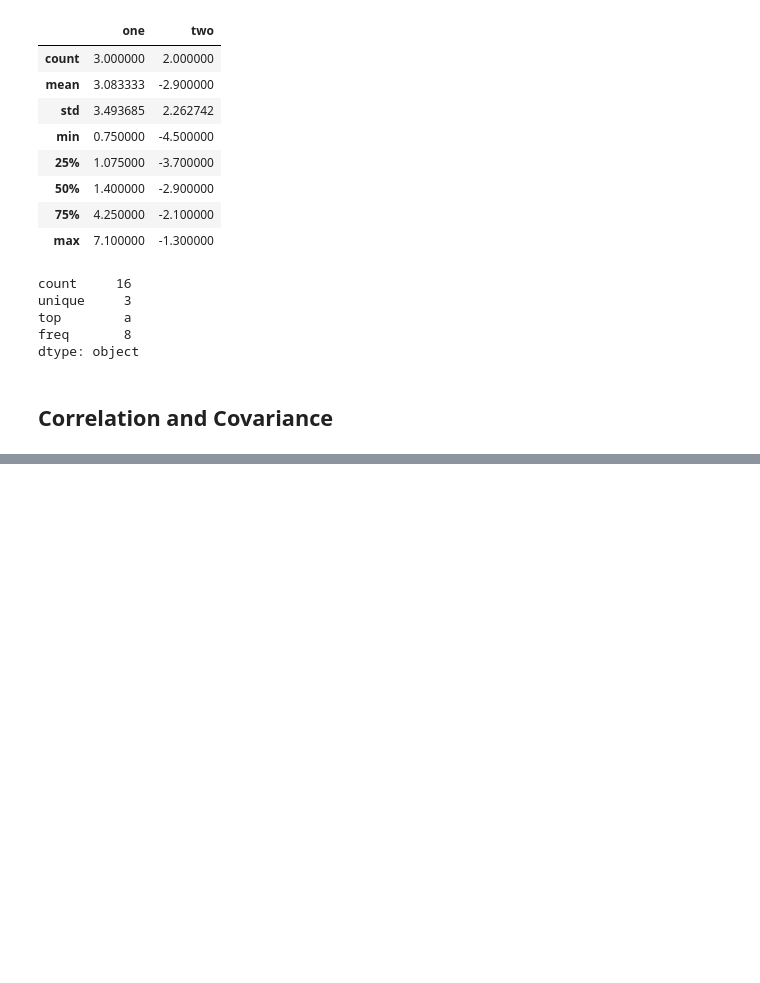
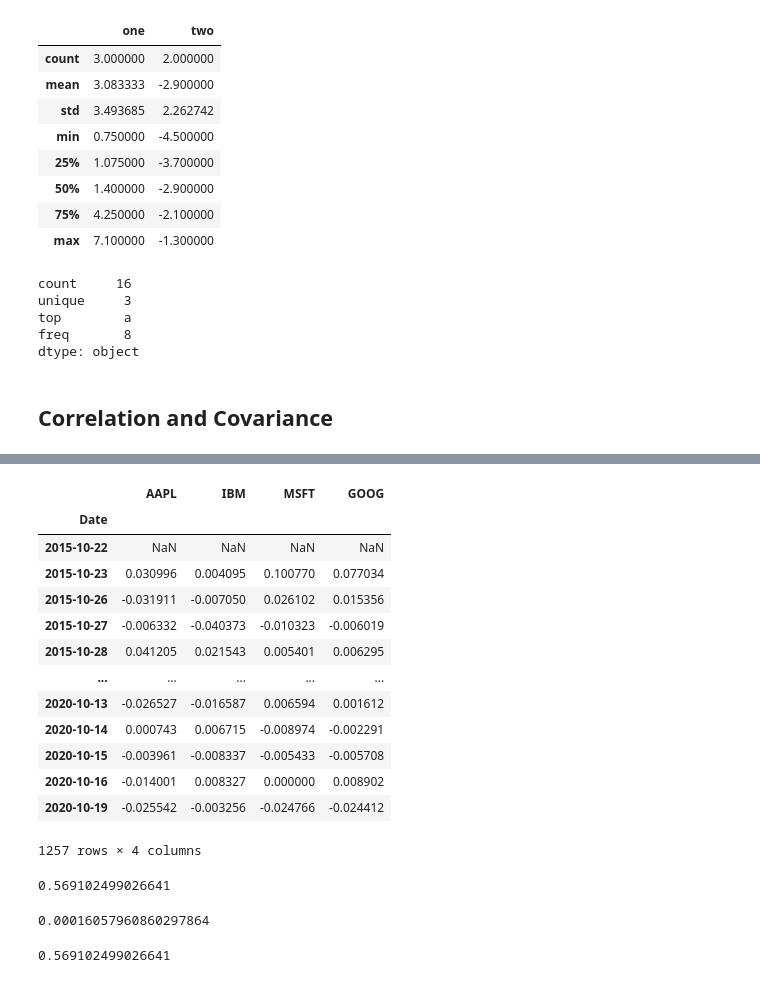
Before and after one commit to ferreiramr/livroPythonForDataAnalysis_WesMcKinney, a Jupyter notebook: chapter05_GettingStartedwithPandas.ipynb, the cells around one changed output, grey strips where cells are left out. Drawn from its saved outputs; the diff is of its cells as text; code cells hidden in the pictures; blank space fills up the shorter version.

```diff
--- a/chapter05_GettingStartedwithPandas.ipynb
+++ b/chapter05_GettingStartedwithPandas.ipynb
@@ -1518,0 +1539,31 @@ price
+# %%
+returns = price.pct_change()
+# %%
+returns
+# %% [output]
+|  | AAPL | IBM | MSFT | GOOG |
+| Date |  |  |  |  |
+| 2015-10-22 | NaN | NaN | NaN | NaN |
+| 2015-10-23 | 0.030996 | 0.004095 | 0.100770 | 0.077034 |
+| 2015-10-26 | -0.031911 | -0.007050 | 0.026102 | 0.015356 |
+| 2015-10-27 | -0.006332 | -0.040373 | -0.010323 | -0.006019 |
+| 2015-10-28 | 0.041205 | 0.021543 | 0.005401 | 0.006295 |
+| ... | ... | ... | ... | ... |
+| 2020-10-13 | -0.026527 | -0.016587 | 0.006594 | 0.001612 |
+| 2020-10-14 | 0.000743 | 0.006715 | -0.008974 | -0.002291 |
+| 2020-10-15 | -0.003961 | -0.008337 | -0.005433 | -0.005708 |
+| 2020-10-16 | -0.014001 | 0.008327 | 0.000000 | 0.008902 |
+| 2020-10-19 | -0.025542 | -0.003256 | -0.024766 | -0.024412 |
+1257 rows × 4 columns
+# %%
+returns['MSFT'].corr(returns['IBM'])
+# %% [output]
+0.569102499026641
+# %%
+returns['MSFT'].cov(returns['IBM'])
+# %% [output]
+0.00016057960860297864
+# %%
+returns.MSFT.corr(returns.IBM)
+# %% [output]
+0.569102499026641
```
Also changed, not shown: parts of 24 cells of this notebook.
